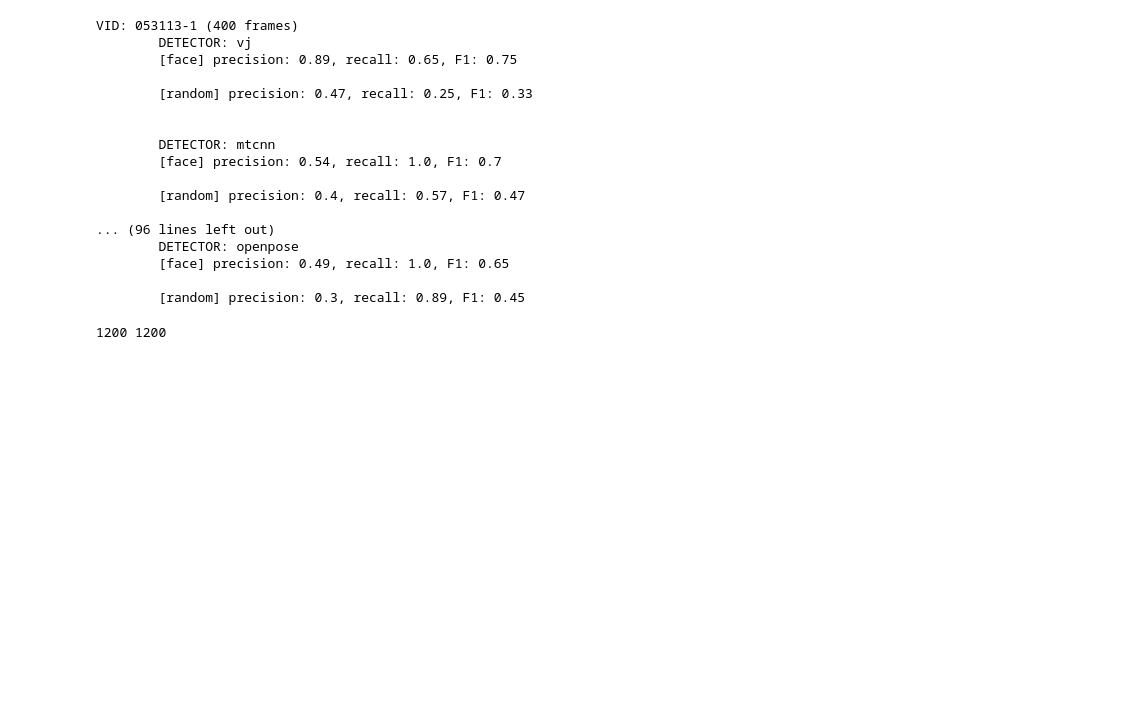
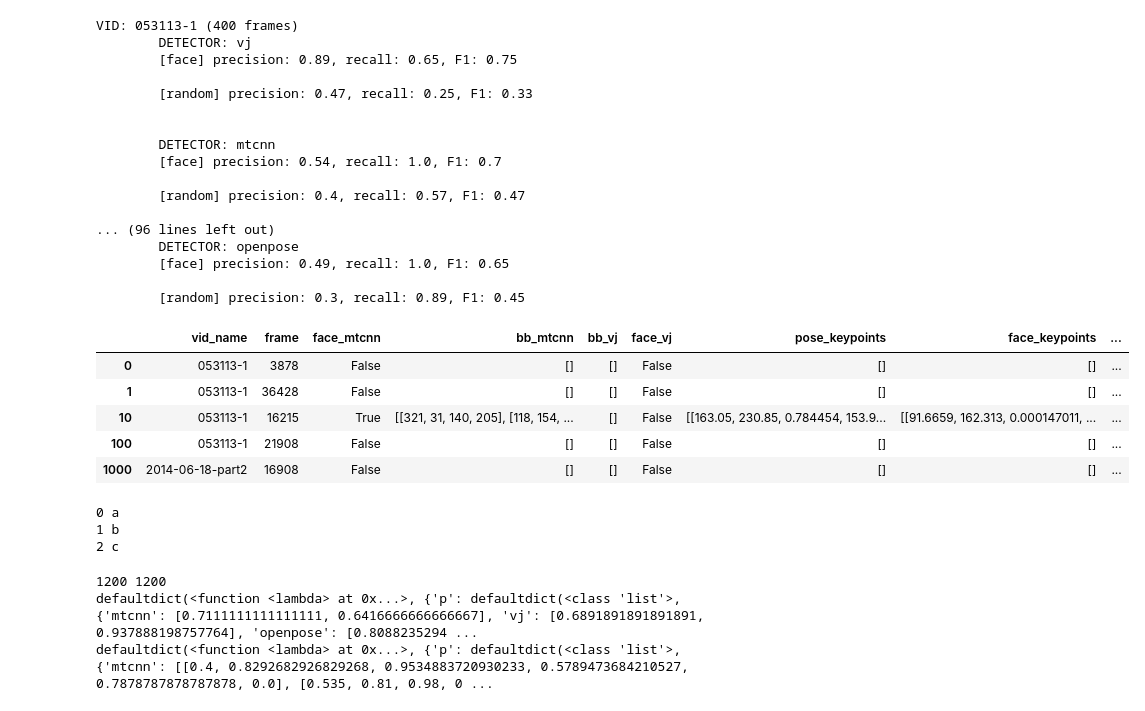
Before and after one commit to brialorelle/headcam-algo, a Jupyter notebook: gold_set_eval.ipynb, the cells around one changed output. Drawn from its saved outputs; the diff is of its cells as text; code cells hidden in the pictures; blank space fills up the shorter version.

```diff
--- a/gold_set_eval.ipynb
+++ b/gold_set_eval.ipynb
@@ -151,38 +151,56 @@ VID: 053113-1 (400 frames)
         [face] precision: 0.49, recall: 1.0, F1: 0.65
 
         [random] precision: 0.3, recall: 0.89, F1: 0.45
+# %%
+#6. Visualize detector scores
+
+df = pd.read_json('gold_set_sample.json')
+df.head()
+# %% [output]
+|  | vid_name | frame | face_mtcnn | bb_mtcnn | bb_vj | face_vj | pose_keypoints | face_keypoints | ... |
+| 0 | 053113-1 | 3878 | False | [] | [] | False | [] | [] | ... |
+| 1 | 053113-1 | 36428 | False | [] | [] | False | [] | [] | ... |
+| 10 | 053113-1 | 16215 | True | [[321, 31, 140, 205], [118, 154, ... | [] | False | [[163.05, 230.85, 0.784454, 153.9... | [[91.6659, 162.313, 0.000147011, ... | ... |
+| 100 | 053113-1 | 21908 | False | [] | [] | False | [] | [] | ... |
+| 1000 | 2014-06-18-part2 | 16908 | False | [] | [] | False | [] | [] | ... |
+# %%
+k = {'a':3, 'b':3, 'c':2}
+for i, x in enumerate(k):
+    print(i, x)
+# %% [output]
+0 a
+1 b
+2 c
 # %%
-#6. Visualize detector scores
-
-#Face/Random -> P/R/F -> Detector -> Video
-
-df = pd.read_json('gold_set_sample.json')
 print(len(df[df.index >= 1200]), len(df[df.index < 1200]))
 groups = {'random' : df[df.index < 1200], 'face' : df[df.index >= 1200]}
 
 
-#group by detector, then pairwise
-p = defaultdict(list)
-r = defaultdict(list)
-f = defaultdict(list)
 
-p_vids = defaultdict(list)
-r_vids = defaultdict(list)
-f_vids = defaultdict(list)
+#TODO: dict of dicts is too complicated and doesn't support nice slicing ops,
+#switch to using multidimensional array as "map" (where i know that a certain index corresponds to a detector)
+
+#Get metrics for each detector
+avg_metrics = defaultdict(lambda: defaultdict(list))
+vid_metrics = defaultdict(lambda: defaultdict(list))
+metrics = ['p', 'r', 'f']
+
 det_names = ['mtcnn', 'vj', 'openpose']
 
 for group in groups:
     for det in det_names:
         cut = groups[group]
         prf = calc_prf(cut, det)
-        p[det].append(prf[0])
-        r[det].append(prf[1])
-        f[det].append(prf[2])
+        prf_vids = [calc_prf(cut[cut['vid_name'] == vid_name], det) for vid_name in VID_NAMES]
 
-        prf_vids = [calc_prf(cut[cut['vid_name'] == vid_name], det) for vid_name in VID_NAMES]
-        p_vids[det].append([x[0] for x in prf_vids])
-        r_vids[det].append([x[1] for x in prf_vids])
-        f_vids[det].append([x[2] for x in prf_vids])
+        for i, metric in enumerate(metrics):
+            avg_metrics[metric][det].append(prf[i])
+            vid_metrics[metric][det].append([x[i] for x in prf_vids])
+
+print(avg_metrics)
+print(vid_metrics)
 # %% [output]
 1200 1200
+defaultdict(<function <lambda> at 0x...>, {'p': defaultdict(<class 'list'>, {'mtcnn': [0.7111111111111111, 0.6416666666666667], 'vj': [0.6891891891891891, 0.937888198757764], 'openpose': [0.8088235294 ...
+defaultdict(<function <lambda> at 0x...>, {'p': defaultdict(<class 'list'>, {'mtcnn': [[0.4, 0.8292682926829268, 0.9534883720930233, 0.5789473684210527, 0.7878787878787878, 0.0], [0.535, 0.81, 0.98, 0 ...
 # %%
```
Also changed, not shown: parts of 3 cells of this notebook.
